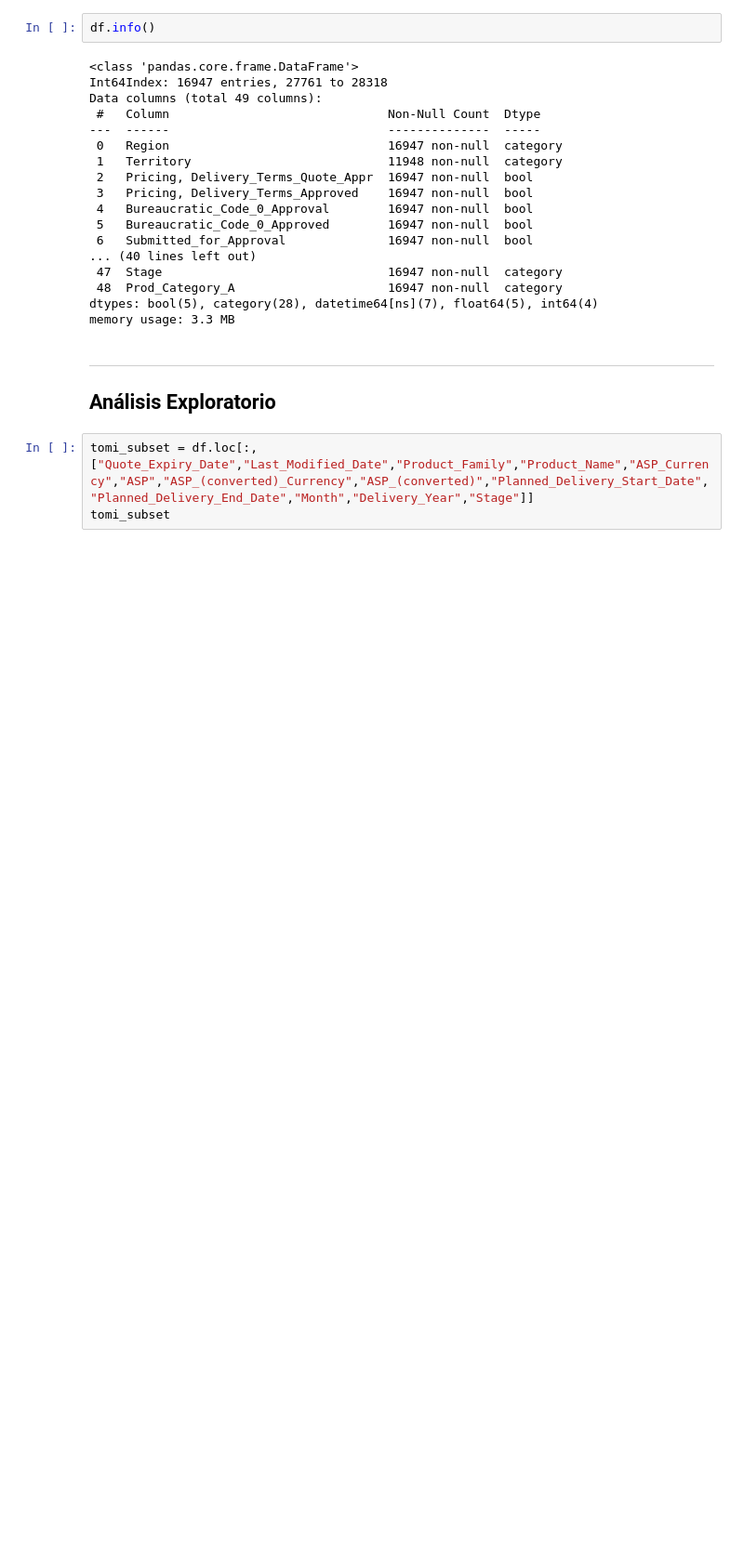
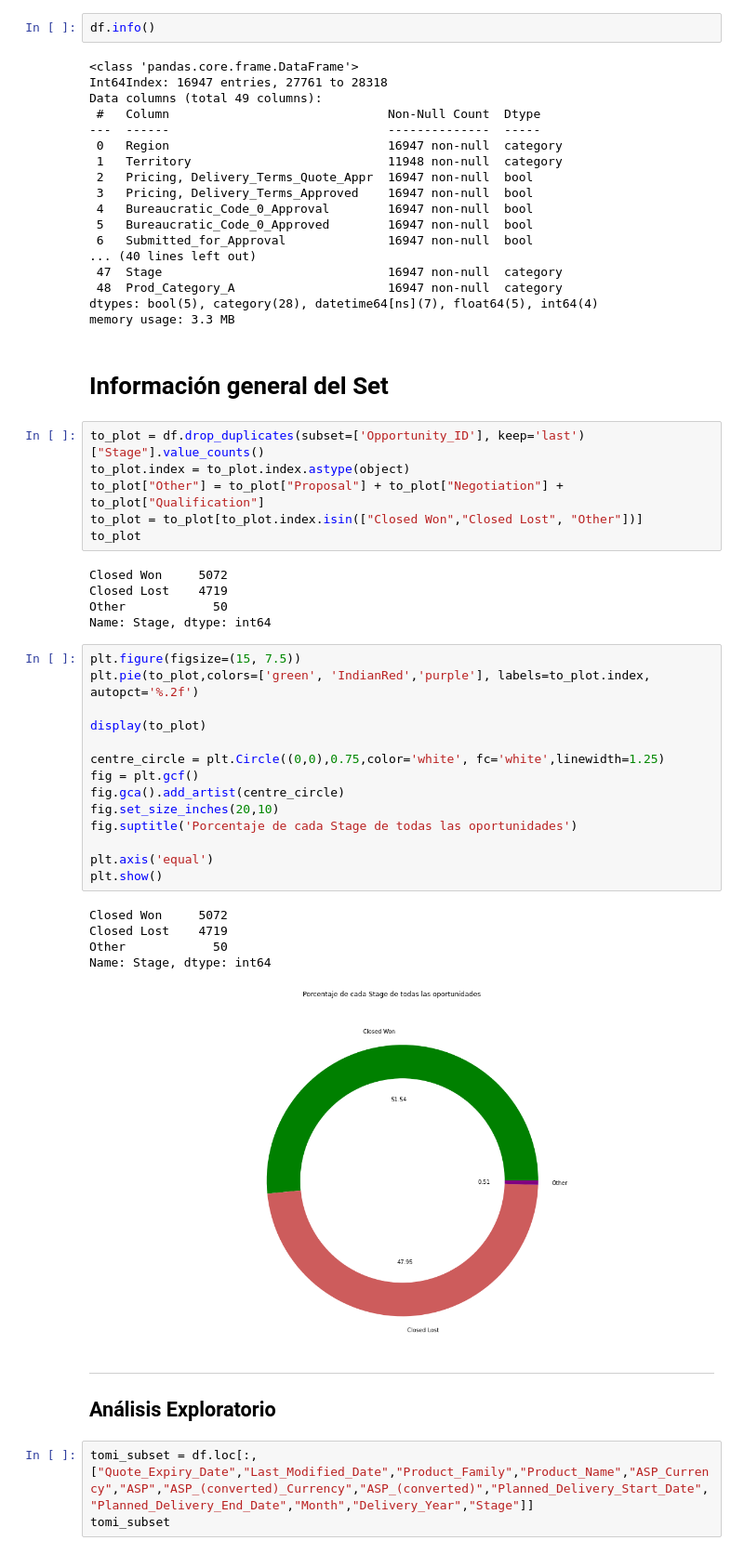
Before and after one commit to fede-alt/datos_2c2020_tp1, a Jupyter notebook: Pruebas/Pruebas_Tomi.ipynb, the cells around one changed output. Shown at 93% size. Drawn from its saved outputs; the diff is of its cells as text; blank space fills up the shorter version.

```diff
--- a/Pruebas/Pruebas_Tomi.ipynb
+++ b/Pruebas/Pruebas_Tomi.ipynb
@@ -179,6 +198,39 @@ Data columns (total 49 columns):
  48  Prod_Category_A                     16947 non-null  category
 dtypes: bool(5), category(28), datetime64[ns](7), float64(5), int64(4)
 memory usage: 3.3 MB
+# %% [markdown]
+# Información general del Set
+# %%
+to_plot = df.drop_duplicates(subset=['Opportunity_ID'], keep='last')["Stage"].value_counts()
+to_plot.index = to_plot.index.astype(object)
+to_plot["Other"] = to_plot["Proposal"] + to_plot["Negotiation"] + to_plot["Qualification"]
+to_plot = to_plot[to_plot.index.isin(["Closed Won","Closed Lost", "Other"])]
+to_plot
+# %% [output]
+Closed Won     5072
+Closed Lost    4719
+Other            50
+Name: Stage, dtype: int64
+# %%
+plt.figure(figsize=(15, 7.5))
+plt.pie(to_plot,colors=['green', 'IndianRed','purple'], labels=to_plot.index, autopct='%.2f')
+
+display(to_plot)
+
+centre_circle = plt.Circle((0,0),0.75,color='white', fc='white',linewidth=1.25)
+fig = plt.gcf()
+fig.gca().add_artist(centre_circle)
+fig.set_size_inches(20,10)
+fig.suptitle('Porcentaje de cada Stage de todas las oportunidades')
+
+plt.axis('equal')
+plt.show()
+# %% [output]
+Closed Won     5072
+Closed Lost    4719
+Other            50
+Name: Stage, dtype: int64
+[figure, added]
 # %% [markdown]
 ---
 
```
Also changed, not shown: parts of 61 cells of this notebook, 6 other files.
